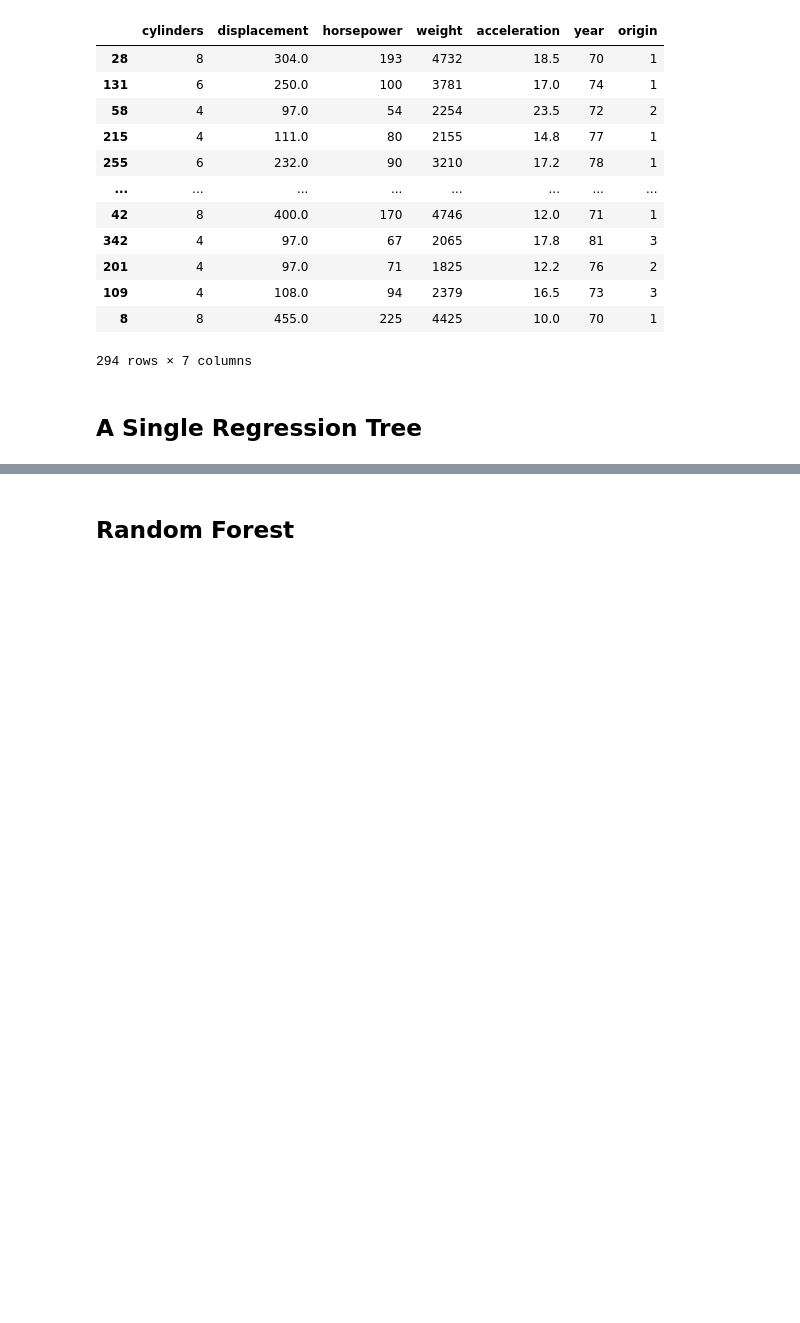
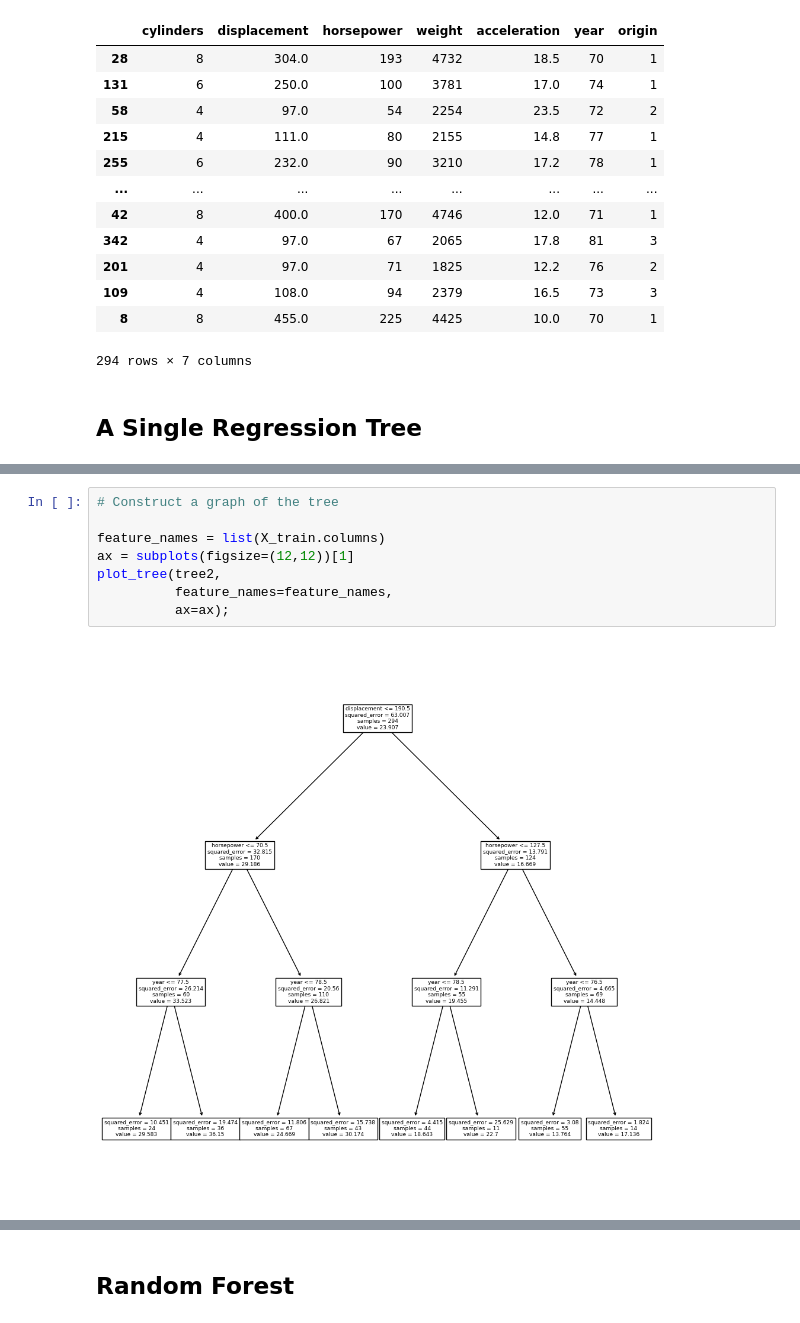
Before and after one commit to katesnow1/code_2600, a Jupyter notebook: trees.ipynb, the cells around one changed output, grey strips where cells are left out. Drawn from its saved outputs; the diff is of its cells as text; blank space fills up the shorter version.

```diff
--- a/trees.ipynb
+++ b/trees.ipynb
@@ -87,0 +99,10 @@ plot_tree(reg,
+# %%
+# Construct a graph of the tree
+
+feature_names = list(X_train.columns)
+ax = subplots(figsize=(12,12))[1]
+plot_tree(tree2,
+          feature_names=feature_names,
+          ax=ax);
+# %% [output]
+[figure, added]
```
Also changed, not shown: parts of 11 cells of this notebook.
